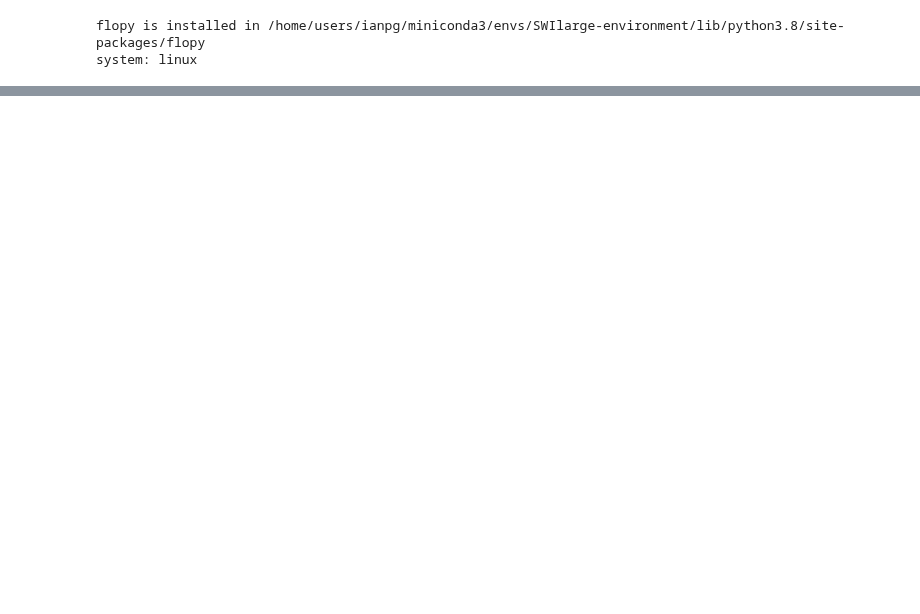
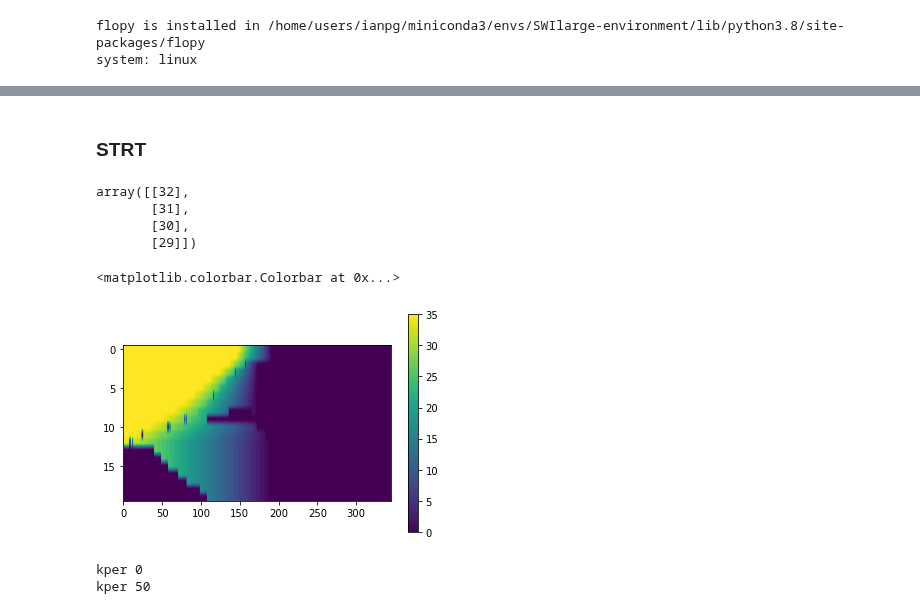
Before and after one commit to igotchalk/SWIlarge, a Jupyter notebook: notebook/make_run_SEAWAT.ipynb, the cells around one changed output, grey strips where cells are left out. Drawn from its saved outputs; the diff is of its cells as text; code cells hidden in the pictures; blank space fills up the shorter version.

```diff
--- a/notebook/make_run_SEAWAT.ipynb
+++ b/notebook/make_run_SEAWAT.ipynb
@@ -41,0 +777,2 @@ system: linux
+# %% [markdown]
+ ### STRT
@@ -41,0 +812,7 @@ system: linux
+# %%
+ind_max.max()-ind_ocean
+# %% [output]
+array([[32],
+       [31],
+       [30],
+       [29]])
@@ -41,0 +836,7 @@ system: linux
+# %%
+plt.imshow(sconc[:,10,:])
+plt.gca().set_aspect(10)
+plt.colorbar()
+# %% [output]
+<matplotlib.colorbar.Colorbar at 0x...>
+[figure, added]
@@ -41,0 +882,16 @@ system: linux
+# %%
+ghb_data = {}
+ssm_data = {}
+for kper in range(nper):
+    if kper%50==0:
+        print('kper',kper)
+    ghb_per = ghb_data_ocean[kper]
+    ssm_per = ssm_data_ocean[kper]
+    for vg,vs in zip(ghb_data_inland[kper],ssm_data_inland[kper]):
+        ghb_per.append(vg)
+        ssm_per.append(vs)
+    ghb_data[kper] = ghb_per
+    ssm_data[kper] = ssm_per
+# %% [output]
+kper 0
+kper 50
```
Also changed, not shown: parts of 26 cells of this notebook, 2 other files.
